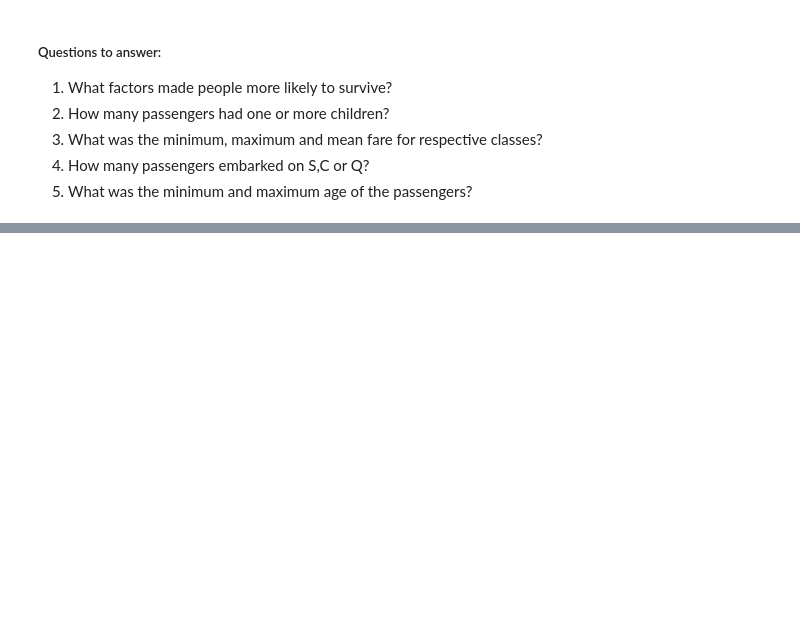
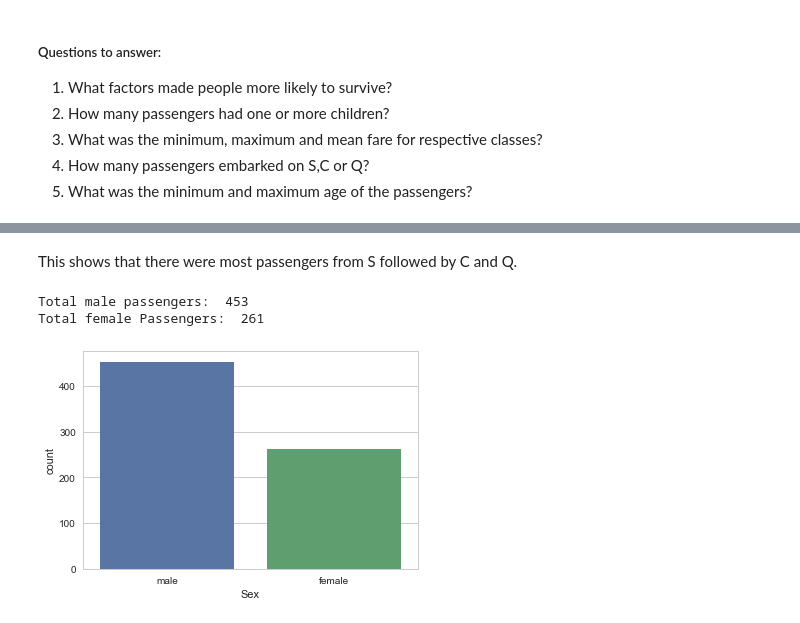
Before and after one commit to ashwanijha04/Data_Analysis, a Jupyter notebook: Titanic Data Analysis.ipynb, the cells around one changed output, grey strips where cells are left out. Cells and saved outputs as stored; diff of their text form; code cells hidden in the pictures; blank space fills up the shorter version.

```diff
--- a/Titanic Data Analysis.ipynb
+++ b/Titanic Data Analysis.ipynb
@@ -44,0 +53,22 @@ for value in new_data['Embarked']:
+# %% [markdown]
+This shows that there were most passengers from S followed by C and Q.
+# %%
+# Finding the total female and male passengers
+female = 0
+male = 0
+total_passengers = len(new_data)
+for people in new_data['Sex']:
+    if people == 'female':
+        female = female + 1
+    elif people == 'male':
+        male = male + 1
+
+
+import seaborn as sns
+sns.countplot(x="Sex", data=new_data);
+print "Total male passengers: ", male
+print "Total female Passengers: ", female
+# %% [output]
+Total male passengers:  453
+Total female Passengers:  261
+[figure, added]
```
Also changed, not shown: parts of 13 cells of this notebook.
